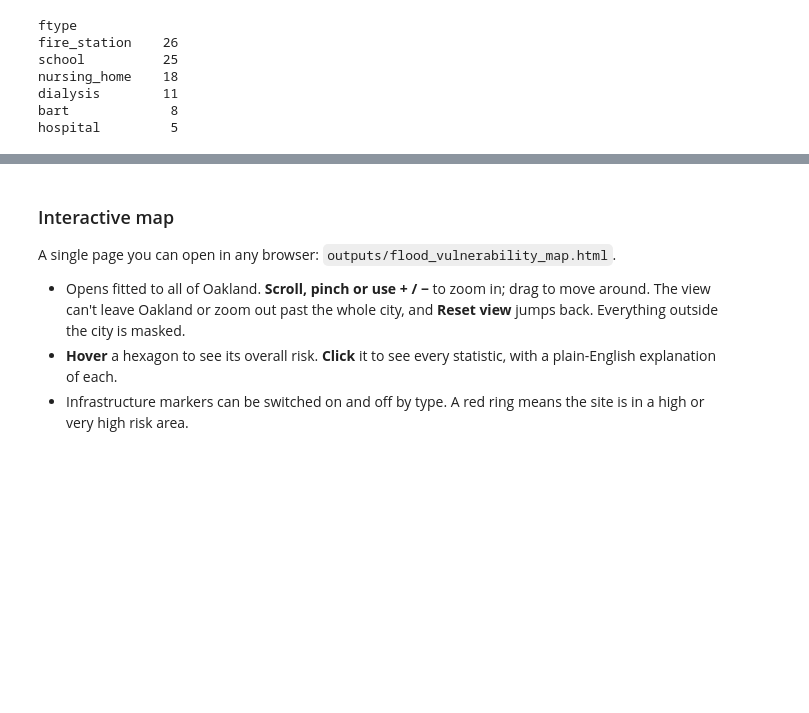
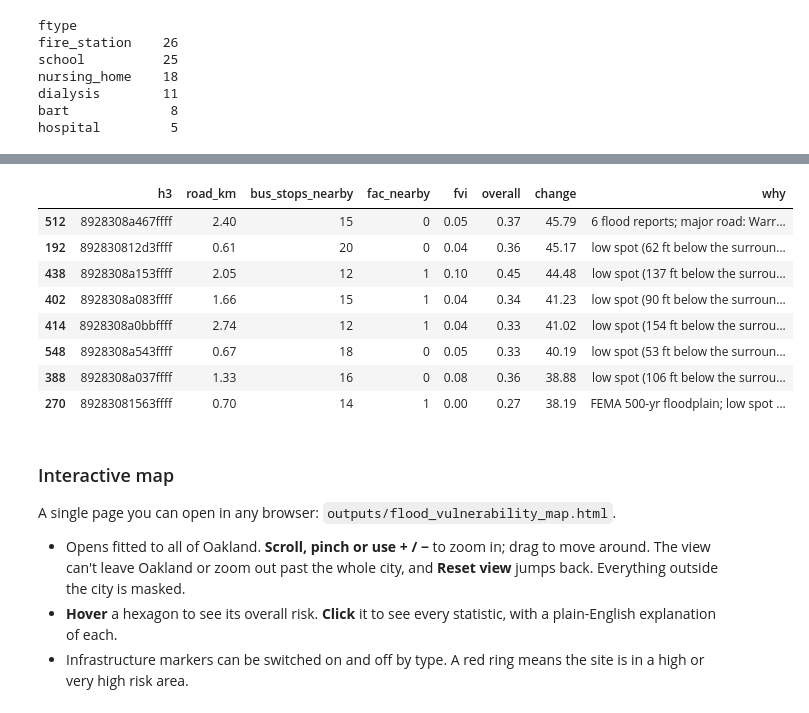
Before and after one commit to CooperMorris0/DataFest2026, a Jupyter notebook: oakland-flood-vulnerability/oakland_flood_starter.ipynb, the cells around one changed output, grey strips where cells are left out. Saved outputs shown, nothing was run; the diff lists cells and outputs as text; code cells hidden in the pictures; blank space fills up the shorter version.

```diff
--- a/oakland-flood-vulnerability/oakland_flood_starter.ipynb
+++ b/oakland-flood-vulnerability/oakland_flood_starter.ipynb
@@ -577,0 +597,83 @@ Rank correlation, people-only FVI vs overall risk: 0.99
+# %%
+FAC_WEIGHT = {"hospital": 3, "nursing_home": 2, "dialysis": 2, "fire_station": 2, "bart": 1.5, "school": 1.5}
+ROAD_WEIGHT = {"motorway": 3, "trunk": 3, "primary": 2.5, "secondary": 2, "tertiary": 1,
+               "motorway_link": 1, "trunk_link": 1, "primary_link": 1, "secondary_link": 1}
+SERVICE_WEIGHT = {"bus_stop": 0.3, "grocery": 1.5, "pharmacy": 1.5}
+NEIGHBOR_SHARE = 0.5                                   # things in touching hexes count half
+DISRUPTION_W = {"facilities": 0.40, "roads": 0.35, "services": 0.25}
+IMPACT_W = {"vulnerability": 0.60, "disruption": 0.40}
+
+ring = {c: [n for n in h3.grid_disk(c, 1) if n != c] for c in hexes.h3}
+def cluster(weights_by_hex):
+    return np.array([weights_by_hex.get(c, 0) + NEIGHBOR_SHARE * sum(weights_by_hex.get(n, 0) for n in ring[c])
+                     for c in hexes.h3])
+def scaled(w, k):
+    return 1 - np.exp(-np.asarray(w) / k)
+def half_at_median(w):                                 # k so the median non-zero hex scores 0.5
+    nz = np.asarray(w)[np.asarray(w) > 0]
+    return np.median(nz) / np.log(2)
+
+# --- key facilities
+fac["weight"] = fac.ftype.map(FAC_WEIGHT)
+here_n = fac.groupby("h3").size()
+hexes["fac_nearby"] = [int(here_n.get(c, 0) + sum(here_n.get(n, 0) for n in ring[c])) for c in hexes.h3]
+hexes["infrastructure"] = scaled(cluster(fac.groupby("h3").weight.sum().to_dict()), 3)
+
+# --- roads: clip to hexes in metres, length x importance
+hex_m = hexes[["h3", "geometry"]].to_crs(CRS_M)
+rd = roads[["highway", "name", "ref", "geometry"]].to_crs(CRS_M)
+rd["highway"] = rd.highway.str.split(";").str[0]
+rd = gpd.overlay(rd, hex_m, how="intersection", keep_geom_type=True)
+rd["km"] = rd.length / 1000
+rd["w"] = rd.km * rd.highway.map(ROAD_WEIGHT).fillna(1)
+rd["label"] = rd.name.fillna(rd.ref).fillna("")
+road_w = rd.groupby("h3").w.sum()
+hexes["road_km"] = hexes.h3.map(rd.groupby("h3").km.sum()).fillna(0).round(2)
+hexes["road_w"] = hexes.h3.map(road_w).fillna(0)
+R = half_at_median(hexes.road_w)
+hexes["roads_score"] = scaled(hexes.road_w, R)
+top_names = (rd[rd.label != ""].groupby(["h3", "label"]).w.sum().reset_index()
+             .sort_values("w", ascending=False).groupby("h3").label.apply(lambda s: list(s)[:3]))
+hexes["road_names"] = hexes.h3.map(top_names).apply(lambda v: v if isinstance(v, list) else [])
+
+# --- daily services: bus stops, groceries, pharmacies
+pts = lambda g: g.geometry.representative_point() if not g.empty else g.geometry
+svc = pd.concat([
+    pd.DataFrame({"kind": "bus_stop", "name": bus.get("name"), "geom": list(pts(bus))}),
+    pd.DataFrame({"kind": np.where(daily.get("amenity").eq("pharmacy"), "pharmacy", "grocery"),
+                  "name": daily.get("name"), "geom": list(pts(daily))}),
+], ignore_index=True)
+svc["h3"] = [h3.latlng_to_cell(p.y, p.x, H3_RES) for p in svc.geom]
+svc["w"] = svc.kind.map(SERVICE_WEIGHT)
+svc_w = cluster(svc.groupby("h3").w.sum().to_dict())
+K = half_at_median(svc_w)
+hexes["services_score"] = scaled(svc_w, K)
+cnt = lambda kind: svc[svc.kind == kind].groupby("h3").size()
+near = lambda s: [int(s.get(c, 0) + sum(s.get(n, 0) for n in ring[c])) for c in hexes.h3]
+hexes["bus_stops_nearby"] = near(cnt("bus_stop"))
+hexes["groceries_nearby"] = near(cnt("grocery"))
+hexes["pharmacies_nearby"] = near(cnt("pharmacy"))
+
+# --- combine
+hexes["disruption"] = (DISRUPTION_W["facilities"] * hexes.infrastructure + DISRUPTION_W["roads"] * hexes.roads_score
+                       + DISRUPTION_W["services"] * hexes.services_score)
+hexes["impact"] = IMPACT_W["vulnerability"] * hexes.vulnerability + IMPACT_W["disruption"] * hexes.disruption
+hexes["overall"] = np.sqrt(hexes.hazard * hexes.impact)
+
+# plain-English reasons
+def extra_why(r):
+    out = []
+    if r.fac_nearby >= 3: out.append(f"{r.fac_nearby} key facilities within ~300 m")
+    if r.roads_score >= 0.7 and r.road_names: out.append("major road: " + ", ".join(r.road_names[:2]))
+    if r.bus_stops_nearby >= 8: out.append(f"{r.bus_stops_nearby} bus stops nearby")
+    return out
+hexes["why"] = ["; ".join([w] * bool(w) + extra_why(r)) for w, r in zip(hexes.why, hexes.itertuples())]
+
+print(f"Road scale R = {R:.2f} weighted km; services scale K = {K:.2f}")
+print(f"Hexes with a major road: {(hexes.road_km > 0).mean():.0%}; with a key facility within ~300 m: "
+      f"{(hexes.fac_nearby > 0).mean():.0%}; with a bus stop within ~300 m: {(hexes.bus_stops_nearby > 0).mean():.0%}")
+print(f"Rank correlation, people-only FVI vs overall risk: {hexes.fvi.corr(hexes.overall, method='spearman'):.2f}")
+moved = hexes.assign(change=(hexes.overall.rank(pct=True) - hexes.fvi.rank(pct=True)) * 100)
+moved.sort_values("change", ascending=False).head(8)[
+    ["h3", "road_km", "bus_stops_nearby", "fac_nearby", "fvi", "overall", "change", "why"]].round(2)
+# %% [output]
@@ -578,3 +683,12 @@ Rank correlation, people-only FVI vs overall risk: 0.99
+|  | h3 | road_km | bus_stops_nearby | fac_nearby | fvi | overall | change | why |
+| 512 | 8928308a467ffff | 2.40 | 15 | 0 | 0.05 | 0.37 | 45.79 | 6 flood reports; major road: Warr... |
+| 192 | 892830812d3ffff | 0.61 | 20 | 0 | 0.04 | 0.36 | 45.17 | low spot (62 ft below the surroun... |
+| 438 | 8928308a153ffff | 2.05 | 12 | 1 | 0.10 | 0.45 | 44.48 | low spot (137 ft below the surrou... |
+| 402 | 8928308a083ffff | 1.66 | 15 | 1 | 0.04 | 0.34 | 41.23 | low spot (90 ft below the surroun... |
+| 414 | 8928308a0bbffff | 2.74 | 12 | 1 | 0.04 | 0.33 | 41.02 | low spot (154 ft below the surrou... |
+| 548 | 8928308a543ffff | 0.67 | 18 | 0 | 0.05 | 0.33 | 40.19 | low spot (53 ft below the surroun... |
+| 388 | 8928308a037ffff | 1.33 | 16 | 0 | 0.08 | 0.36 | 38.88 | low spot (106 ft below the surrou... |
+| 270 | 89283081563ffff | 0.70 | 14 | 1 | 0.00 | 0.27 | 38.19 | FEMA 500-yr floodplain; low spot ... |
 # %% [markdown]
 ### Interactive map
 A single page you can open in any browser: `outputs/flood_vulnerability_map.html`.
```
Also changed, not shown: parts of 9 cells of this notebook, 6 other files.
